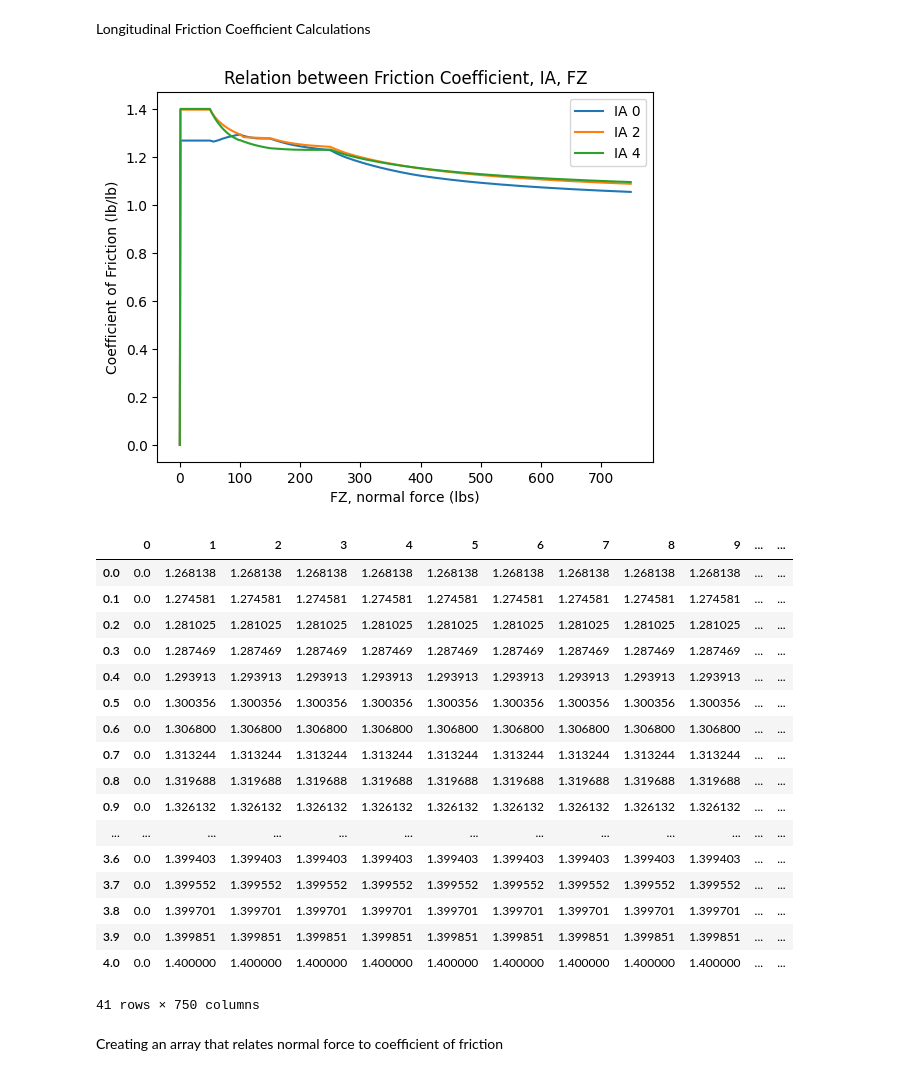
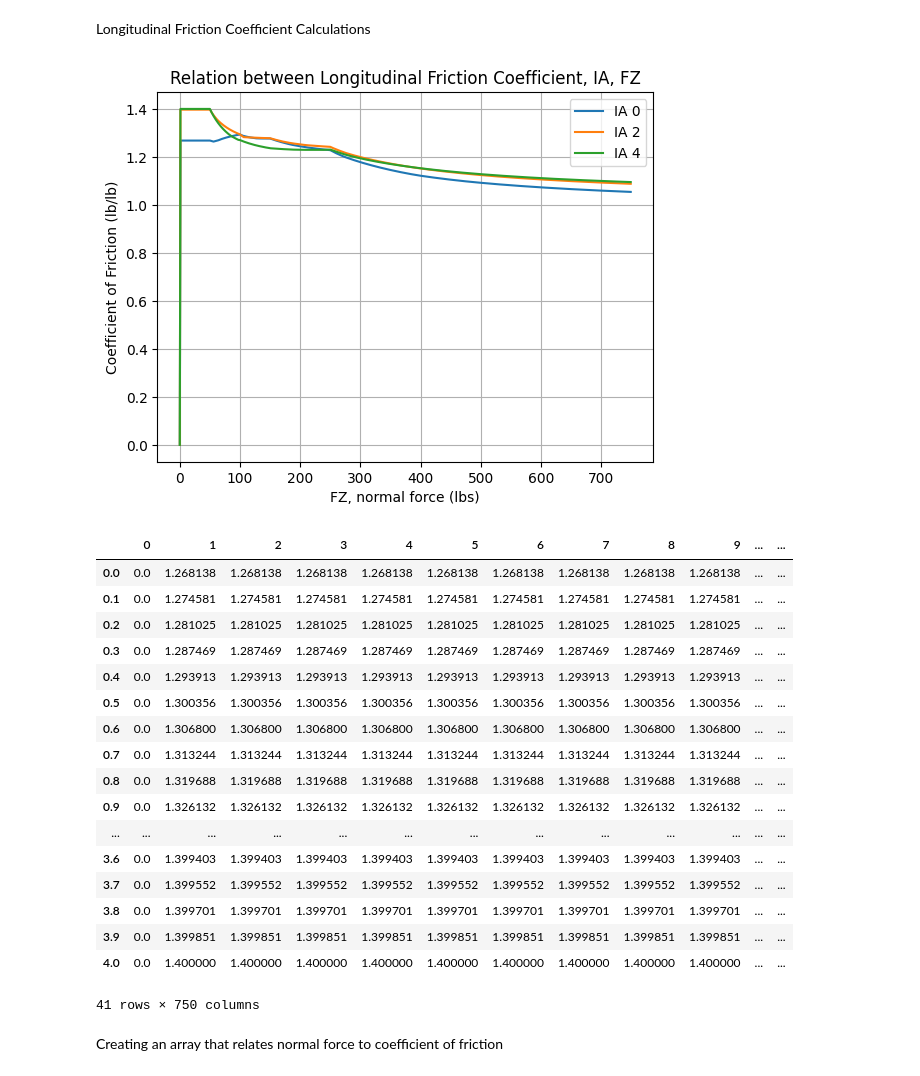
Before and after one commit to Washington-State-University-Formula-SAE/ttc-data, a Jupyter notebook: Hoosier 20.5x13-7.0 R25B.ipynb, the cells around one changed output. Cells and saved outputs as stored; diff of their text form; code cells hidden in the pictures.

```diff
--- a/Hoosier 20.5x13-7.0 R25B.ipynb
+++ b/Hoosier 20.5x13-7.0 R25B.ipynb
@@ -3288,14 +3311,14 @@ h_ia4_frct_lst = frict_clcltr(df_h_ia4_fy)
 # plt.plot(df_h_ia4_fy.columns[1:], h_ia4_frct_lst, label='IA 4')
 # plt.legend()
 # plt.show()
-
+a=1.4
 h_ia0_frct_lst_nrm = [x*a / np.max(h_ia4_frct_lst) for x in h_ia0_frct_lst] # Normalizing the coeff of friction lists so that 1.4 is the maximum
 h_ia1_frct_lst_nrm = [x*a / np.max(h_ia4_frct_lst) for x in h_ia1_frct_lst] # coefficient of friction
 h_ia2_frct_lst_nrm = [x*a / np.max(h_ia4_frct_lst) for x in h_ia2_frct_lst]
 h_ia3_frct_lst_nrm = [x*a / np.max(h_ia4_frct_lst) for x in h_ia3_frct_lst]
 h_ia4_frct_lst_nrm = [x*a / np.max(h_ia4_frct_lst) for x in h_ia4_frct_lst]
 
-# plt.title('Relation between Friction Coefficient, IA, FZ')
+plt.title('Relation between Lateral Friction Coefficient, IA, FZ')
 plt.xlabel('FZ, normal force (lbs)')
 plt.ylabel('Coefficient of Friction (lb/lb)')
 plt.plot(df_h_ia0_fy.columns[1:], h_ia0_frct_lst_nrm[1:], label='IA 0')
@@ -3304,6 +3327,7 @@ plt.plot(df_h_ia2_fy.columns[1:], h_ia2_frct_lst_nrm[1:], label='IA 2')
 plt.plot(df_h_ia3_fy.columns[1:], h_ia3_frct_lst_nrm[1:], label='IA 3')
 plt.plot(df_h_ia4_fy.columns[1:], h_ia4_frct_lst_nrm[1:], label='IA 4')
 plt.legend()
+plt.grid(True)
 plt.show()
 
 # This function fills out the spaces between two array values. ie. it creates camber values for 3.1, 3.2, ... instead of just 1,2,3,4
@@ -3386,46 +3410,47 @@ h_ia0_strt_frct_lst_nrm = [x*a/ np.max(h_ia4_frct_lst) for x in h_ia0_frct_lst]
 h_ia2_strt_frct_lst_nrm = [x*a / np.max(h_ia4_frct_lst) for x in h_ia2_frct_lst] # coefficient of friction
 h_ia4_strt_frct_lst_nrm = [x*a / np.max(h_ia4_frct_lst) for x in h_ia4_frct_lst]
 
-plt.title('Relation between Friction Coefficient, IA, FZ')
+plt.title('Relation between Longitudinal Friction Coefficient, IA, FZ')
 plt.xlabel('FZ, normal force (lbs)')
 plt.ylabel('Coefficient of Friction (lb/lb)')
 plt.plot(df_h_ia0_fx.columns, h_ia0_strt_frct_lst_nrm, label='IA 0')
 plt.plot(df_h_ia2_fx.columns, h_ia2_strt_frct_lst_nrm, label='IA 2')
 plt.plot(df_h_ia4_fx.columns, h_ia4_strt_frct_lst_nrm, label='IA 4')
 plt.legend()
+plt.grid(True)
 plt.show()
 
 
 def lst_fllr(list1, list2, n):# This function fills out the spaces between two array values. ie. it creates camber values for 3.1, 3.2, ... instead of just 1,2,3,4
 
     if len(list1) != len(list2): # Making sure both list are the same length
         raise SystemExit("length of list1 doesn't match length of list2")
         exit()
 
     a = np.zeros((n, len(list1))) # intiating matrix to be filled in
     a[0,:] = list1
     a[-1,:] = list2
 
     for i in np.arange(len(list1)):
         a[:,i] = np.linspace(list1[i], list2[i], n)
 
     return a
 
 n = 21 # n is the amount of data points between the two lists, ie. n = 21 corresponds to 0, 0.1, 0.2, ... , 1.9, 2.0 for boundaries of 0 and 2
 
 data = np.zeros((41, len(h_ia0_strt_frct_lst_nrm))) # initiating dataframe 41 rows long for 0, 0.1, 0.2, ... , 3.9, 4.0 deg of camber
 
 data[0:21,:] = lst_fllr(h_ia0_strt_frct_lst_nrm,h_ia2_strt_frct_lst_nrm,n)
 data[20:41,:] = lst_fllr(h_ia2_strt_frct_lst_nrm,h_ia4_strt_frct_lst_nrm,n)
 
 cmbr_coeff_fx_df = pd.DataFrame(data,index=np.linspace(0,4,41)) # friction coefficient dataframe for longitudinal data
 
 # This converts the dataframe to numpy so that it can be imported to the car_model pickle
 cmbr_coeff_fx_df_np = cmbr_coeff_fx_df.to_numpy()
 
 display(cmbr_coeff_fx_df)
 # %% [output]
-[figure, old version]
+[figure, new version]
 |  | 0 | 1 | 2 | 3 | 4 | 5 | 6 | 7 | 8 | 9 | ... | ... |
 | 0.0 | 0.0 | 1.268138 | 1.268138 | 1.268138 | 1.268138 | 1.268138 | 1.268138 | 1.268138 | 1.268138 | 1.268138 | ... | ... |
 | 0.1 | 0.0 | 1.274581 | 1.274581 | 1.274581 | 1.274581 | 1.274581 | 1.274581 | 1.274581 | 1.274581 | 1.274581 | ... | ... |
```
Also changed, not shown: parts of 10 cells of this notebook, 3 other files.
